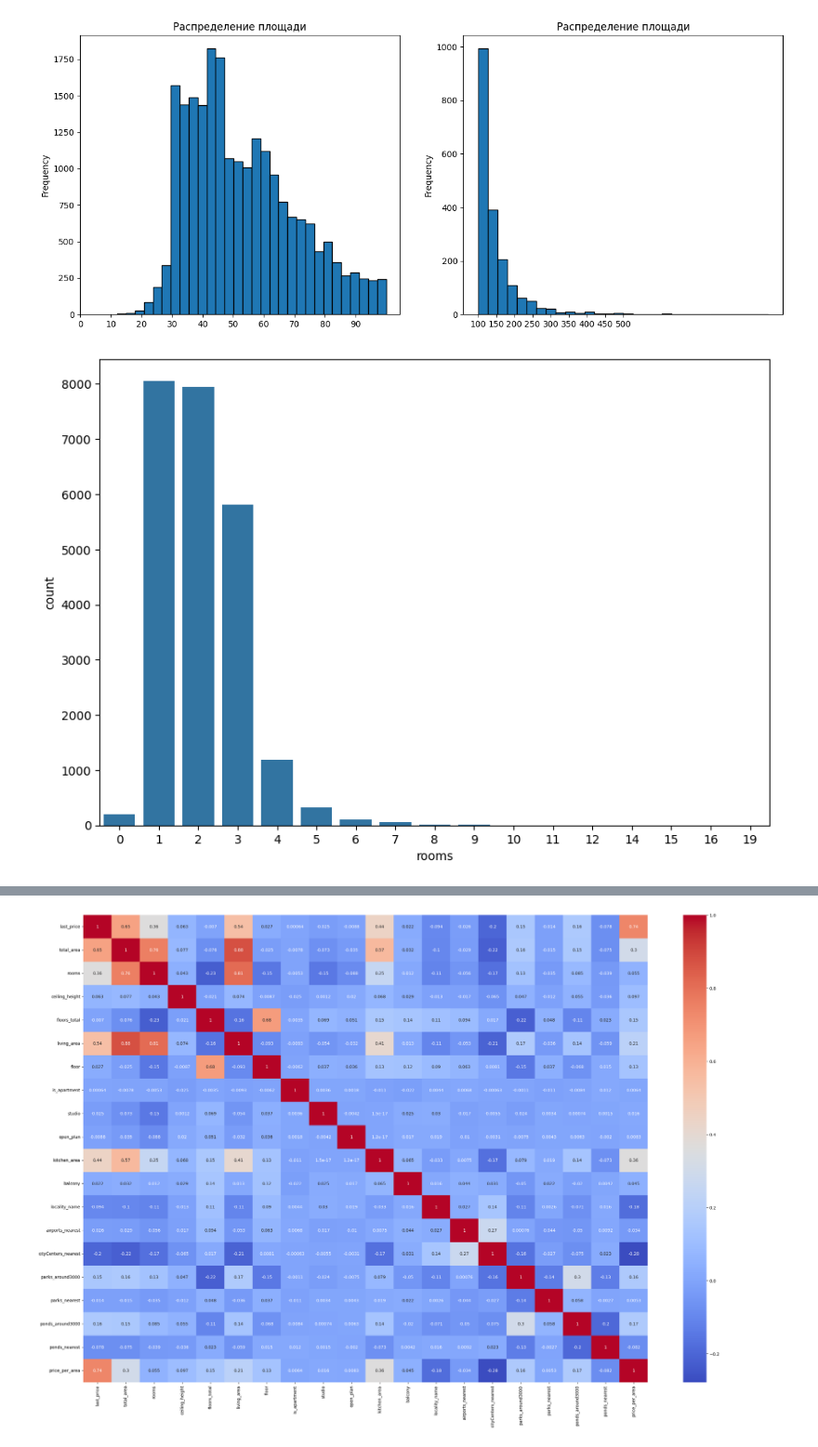
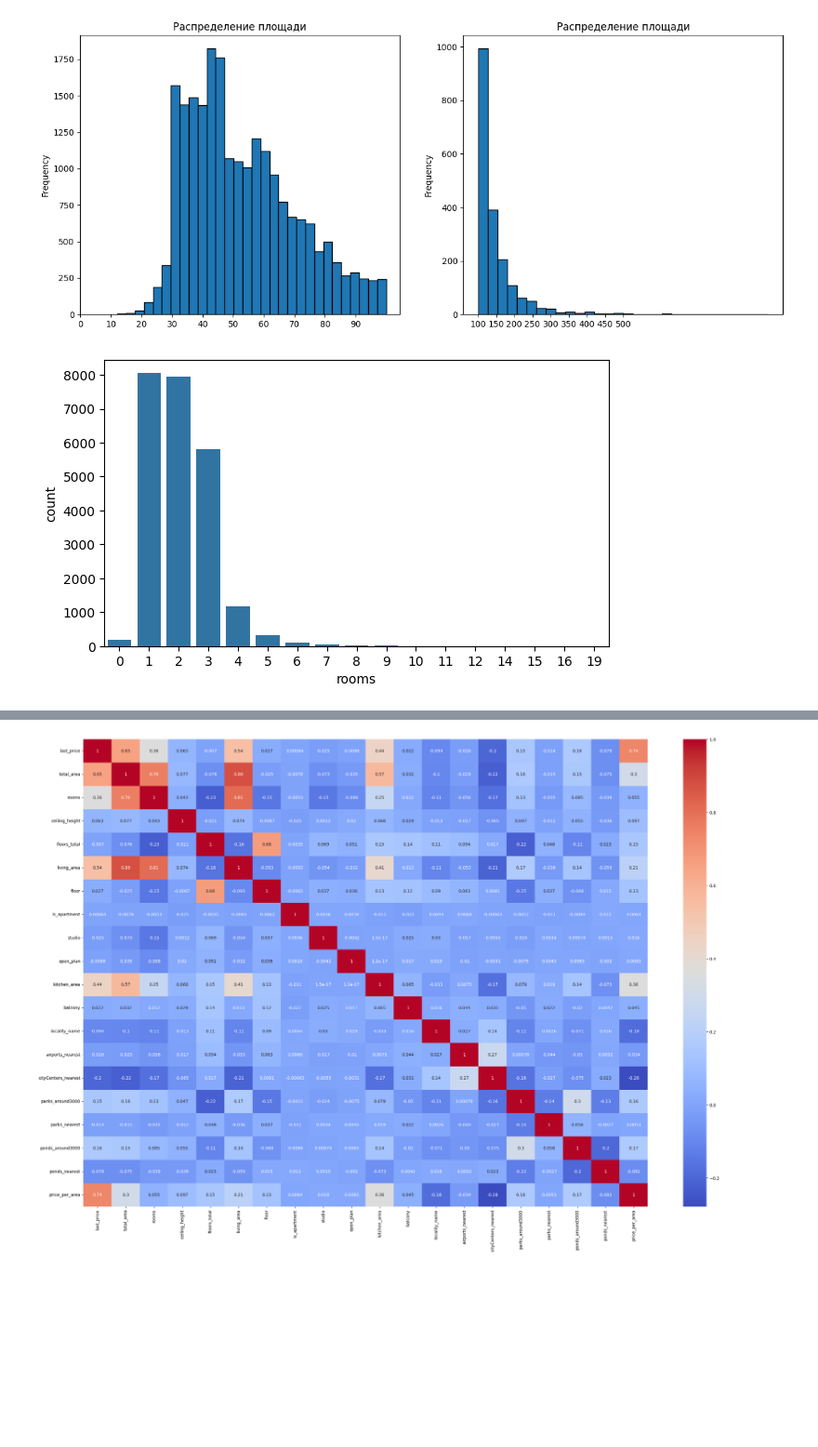
Before and after one commit to sabahoth01/Machine-learning-tasks, a Jupyter notebook: task2.ipynb, the cells around one changed output, grey strips where cells are left out. Shown at 93% size. Drawn from its saved outputs; the diff is of its cells as text; code cells hidden in the pictures; blank space fills up the shorter version.

```diff
--- a/task2.ipynb
+++ b/task2.ipynb
@@ -193,9 +235,9 @@ ax[1].set_xticks(x1)
  <matplotlib.axis.XTick at 0x...>]
 [figure]
 # %%
-plt.figure(figsize=(10, 7))
+plt.figure(figsize=(7, 4))
 sns.countplot(x=cleaned_data["rooms"])
 plt.show()
 # %% [output]
-[figure, old version]
+[figure, new version]
 # %%
```
Also changed, not shown: parts of 38 cells of this notebook.
